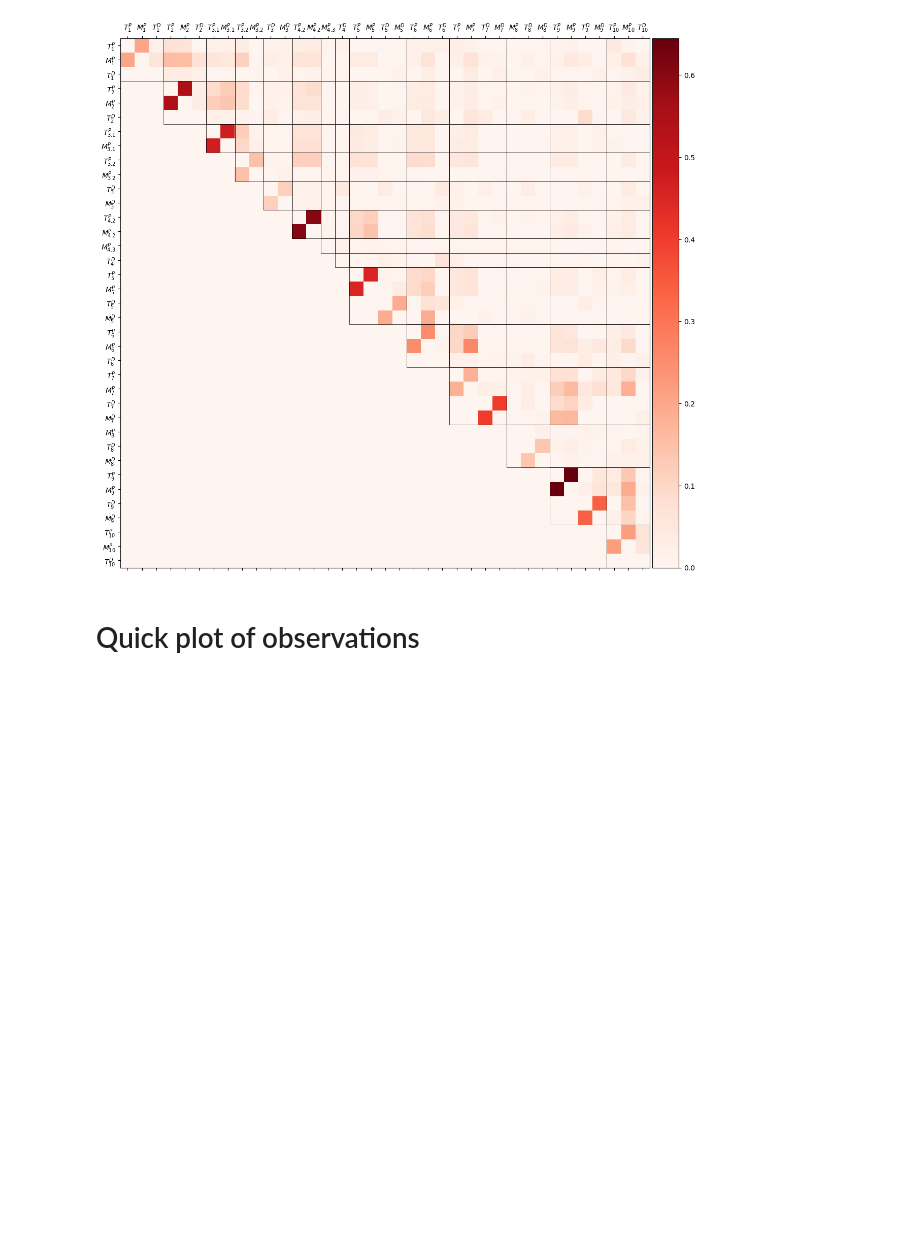
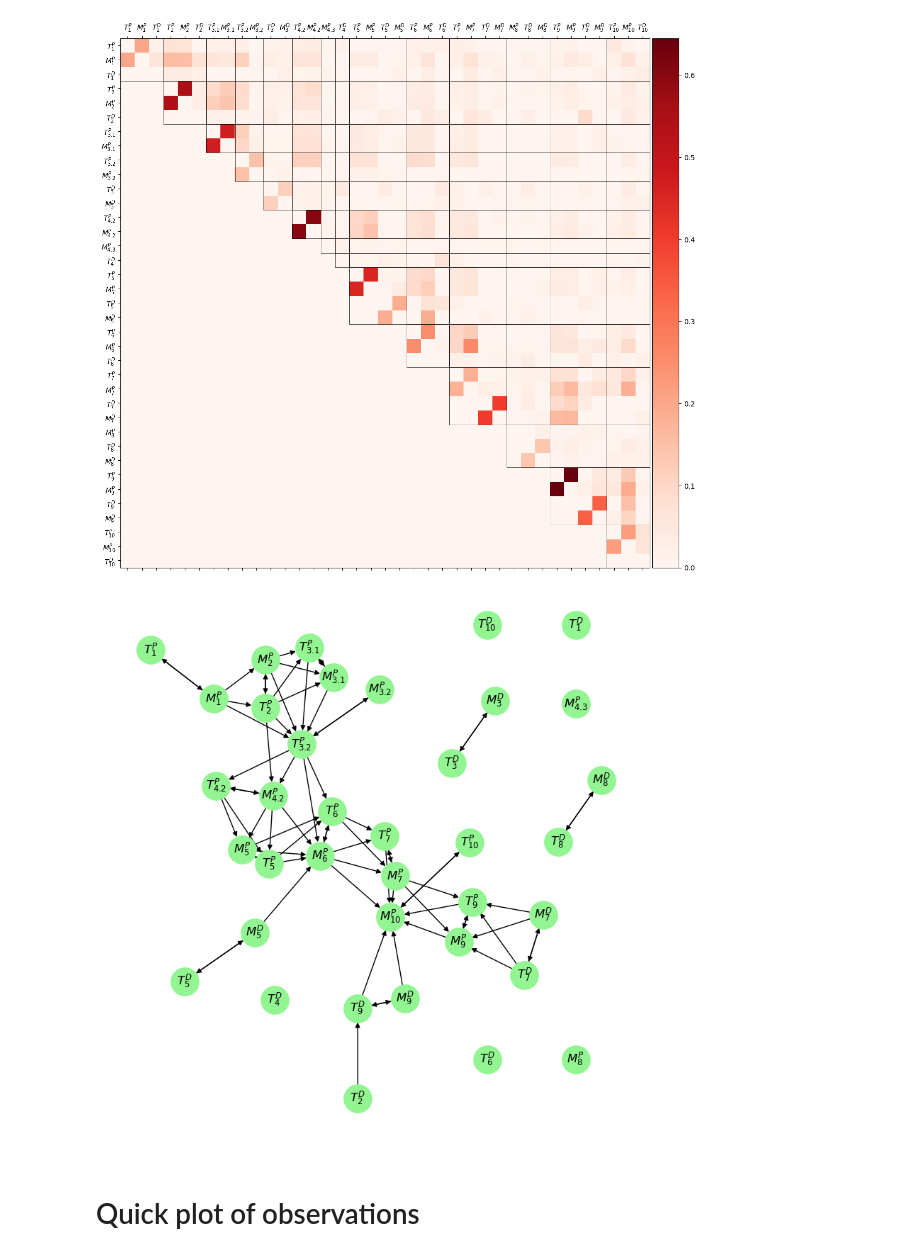
Before and after one commit to jonasbruhub/Analysis-of-Production-flow-systems-with-focus-on-industry, a Jupyter notebook: Simulations and code/Cycle data - Causal deconvolution.ipynb, the cells around one changed output. Cells and saved outputs as stored; diff of their text form; code cells hidden in the pictures; blank space fills up the shorter version.

```diff
--- a/Simulations and code/Cycle data - Causal deconvolution.ipynb
+++ b/Simulations and code/Cycle data - Causal deconvolution.ipynb
@@ -418,6 +418,18 @@ ax.set_yticks(np.arange(G_obs_labels_latex_select.__len__()), G_obs_labels_latex
 fig.tight_layout()
 # %% [output]
 [figure]
+# %%
+# graph plot
+fig, ax = plt.subplots(1,1,figsize=(8,8))
+labels = { k:v for (k,v) in zip(range(G_obs_labels_latex_select.__len__()), G_obs_labels_latex_select)}
+gr = nx.from_numpy_array(G_dir > 0.08, create_using = nx.DiGraph)
+pos = graphviz_layout(gr)
+# sfdp
+nx.draw(gr, pos = pos, node_size = 800, with_labels= True, ax = ax, node_color='#93F592', labels = labels)
+fig.tight_layout()
+# plt.savefig(figures_path + "Cycle data/G_dir times and levelchanges as graph - directed - 0_09.pdf", bbox_inches='tight')
+# %% [output]
+[figure, added]
 # %% [markdown]
 # Quick plot of observations
 # %%
```
Also changed, not shown: 3 other files.
